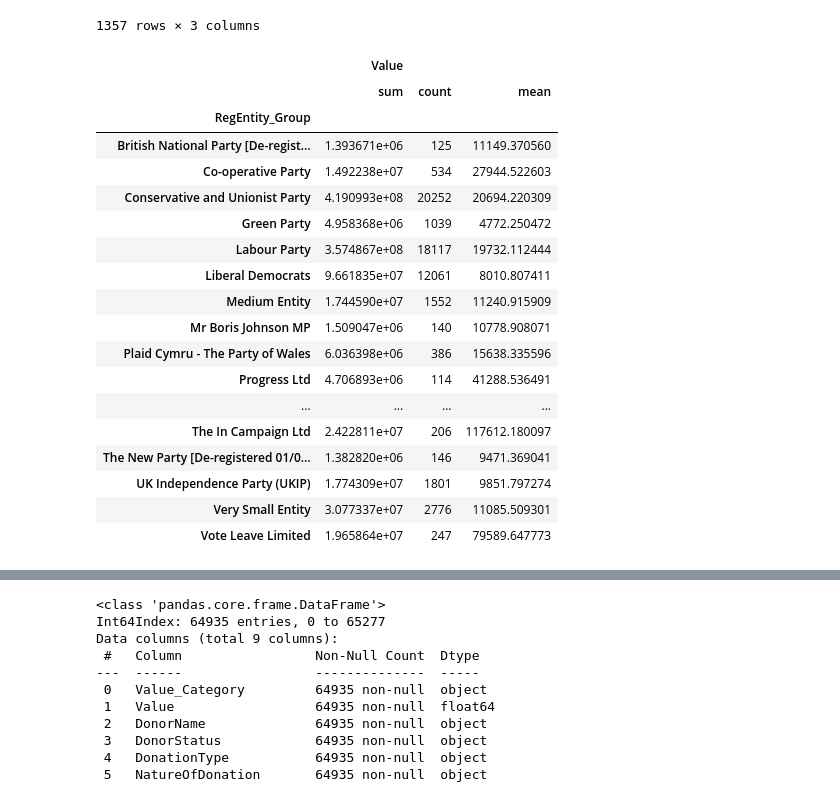
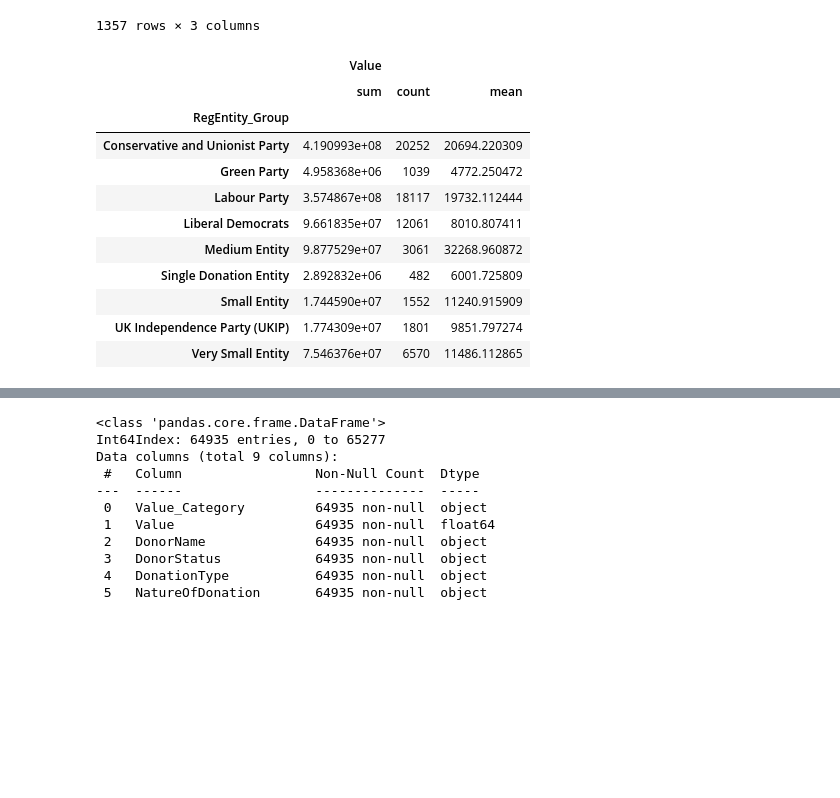
Before and after one commit to Hysnap/PoliticalDonations_Repository, a Jupyter notebook: jupyter_notebooks/DataManipulationTrial.ipynb, the cells around one changed output, grey strips where cells are left out. Drawn from its saved outputs; the diff is of its cells as text; code cells hidden in the pictures; blank space fills up the shorter version.

```diff
--- a/jupyter_notebooks/DataManipulationTrial.ipynb
+++ b/jupyter_notebooks/DataManipulationTrial.ipynb
@@ -511,39 +509,32 @@ RegulatedEntity_df
 # %%
 # Define a function to set the category
 def RegulatedEntityGroup(RegulatedEntityNameVar):
     # Define Dictionary with grouped values
-    RegEntityGrouping = {0:'No Relevant Donations', 1: 'Single Donation Entity', 10: 'Very Small Entity', 50: 'Small Entity', 100: 'Medium Entity', float('inf'): RegulatedEntityNameVar}
+    RegEntityGrouping = {0:'No Relevant Donations', 1: 'Single Donation Entity', 50: 'Very Small Entity', 100: 'Small Entity', 1000: 'Medium Entity', float('inf'): RegulatedEntityNameVar}
     # Select all relevant donation events for specified Entity Name
     RE_Events = RegulatedEntity_df[RegulatedEntity_df.index == RegulatedEntityNameVar]
     #Compare Count of events to rangelimits in Dictionary and return Category
     for rangeLimit, category in RegEntityGrouping.items():
         if RE_Events.DonationEvents.agg(sum) <= rangeLimit:
             return category
 
 # Apply the function to create a new column
 df['RegEntity_Group'] = df.RegulatedEntityName.apply(RegulatedEntityGroup)
 # Summary of update from above
 df.groupby(['RegEntity_Group']).agg({'Value': ['sum', 'count', 'mean']})
 # %% [output]
 |  | Value |  |  |
 |  | sum | count | mean |
 | RegEntity_Group |  |  |  |
-| British National Party [De-regist... | 1.393671e+06 | 125 | 11149.370560 |
-| Co-operative Party | 1.492238e+07 | 534 | 27944.522603 |
 | Conservative and Unionist Party | 4.190993e+08 | 20252 | 20694.220309 |
 | Green Party | 4.958368e+06 | 1039 | 4772.250472 |
 | Labour Party | 3.574867e+08 | 18117 | 19732.112444 |
 | Liberal Democrats | 9.661835e+07 | 12061 | 8010.807411 |
-| Medium Entity | 1.744590e+07 | 1552 | 11240.915909 |
-| Mr Boris Johnson MP | 1.509047e+06 | 140 | 10778.908071 |
-| Plaid Cymru - The Party of Wales | 6.036398e+06 | 386 | 15638.335596 |
-| Progress Ltd | 4.706893e+06 | 114 | 41288.536491 |
-| ... | ... | ... | ... |
-| The In Campaign Ltd | 2.422811e+07 | 206 | 117612.180097 |
-| The New Party [De-registered 01/0... | 1.382820e+06 | 146 | 9471.369041 |
+| Medium Entity | 9.877529e+07 | 3061 | 32268.960872 |
+| Single Donation Entity | 2.892832e+06 | 482 | 6001.725809 |
+| Small Entity | 1.744590e+07 | 1552 | 11240.915909 |
 | UK Independence Party (UKIP) | 1.774309e+07 | 1801 | 9851.797274 |
-| Very Small Entity | 3.077337e+07 | 2776 | 11085.509301 |
-| Vote Leave Limited | 1.965864e+07 | 247 | 79589.647773 |
+| Very Small Entity | 7.546376e+07 | 6570 | 11486.112865 |
 # %%
 ## module to calculate diffence in a definable period between a given date and the nearest election date, either days till ("DaysTill"), or days since ("DaysSince")
 ## refences the ElectionDateAscend variable which currently contains UK election dates from 2001 to 2024 - these can be changed to any country's election dates as required
```
Also changed, not shown: parts of 7 cells of this notebook, 1 other file.
